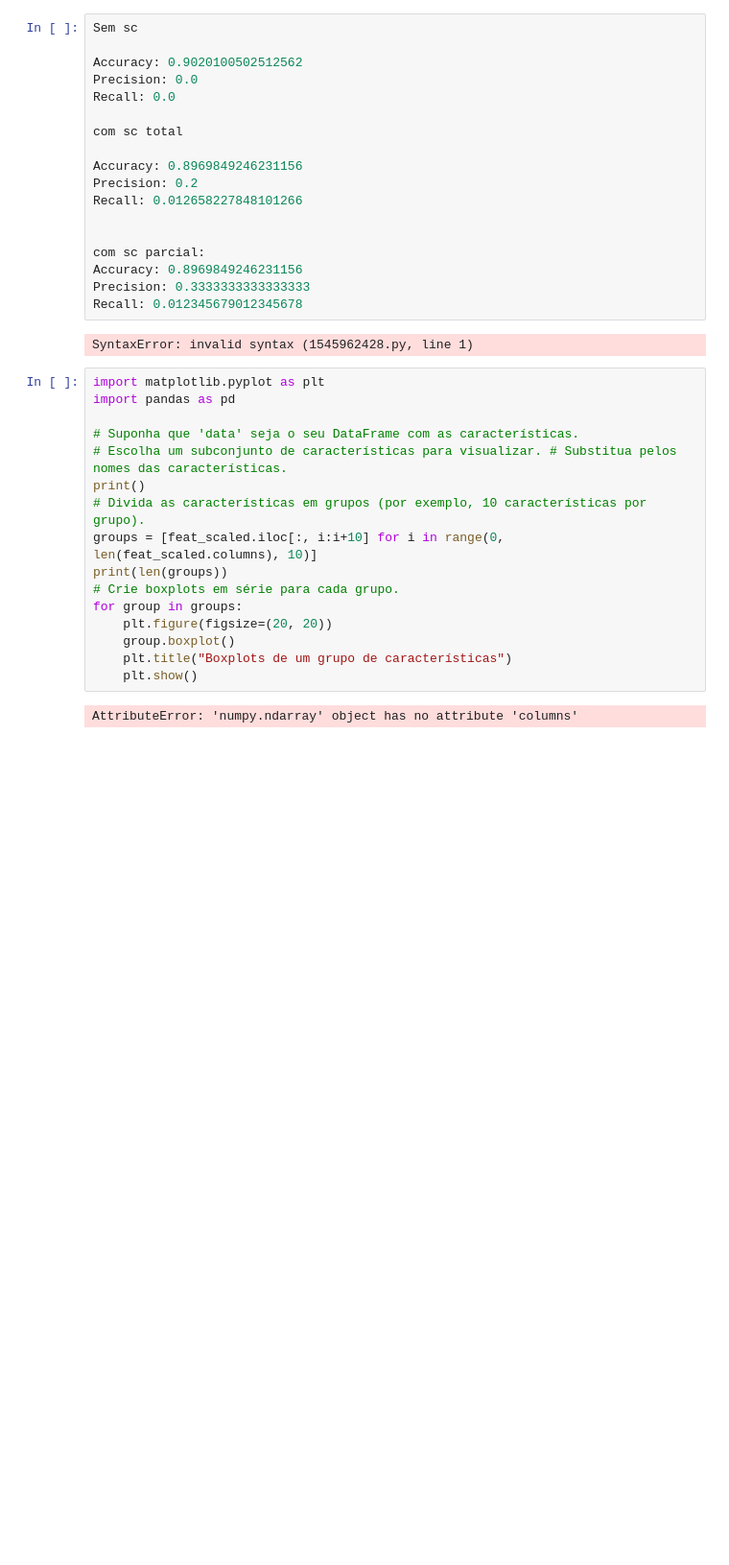
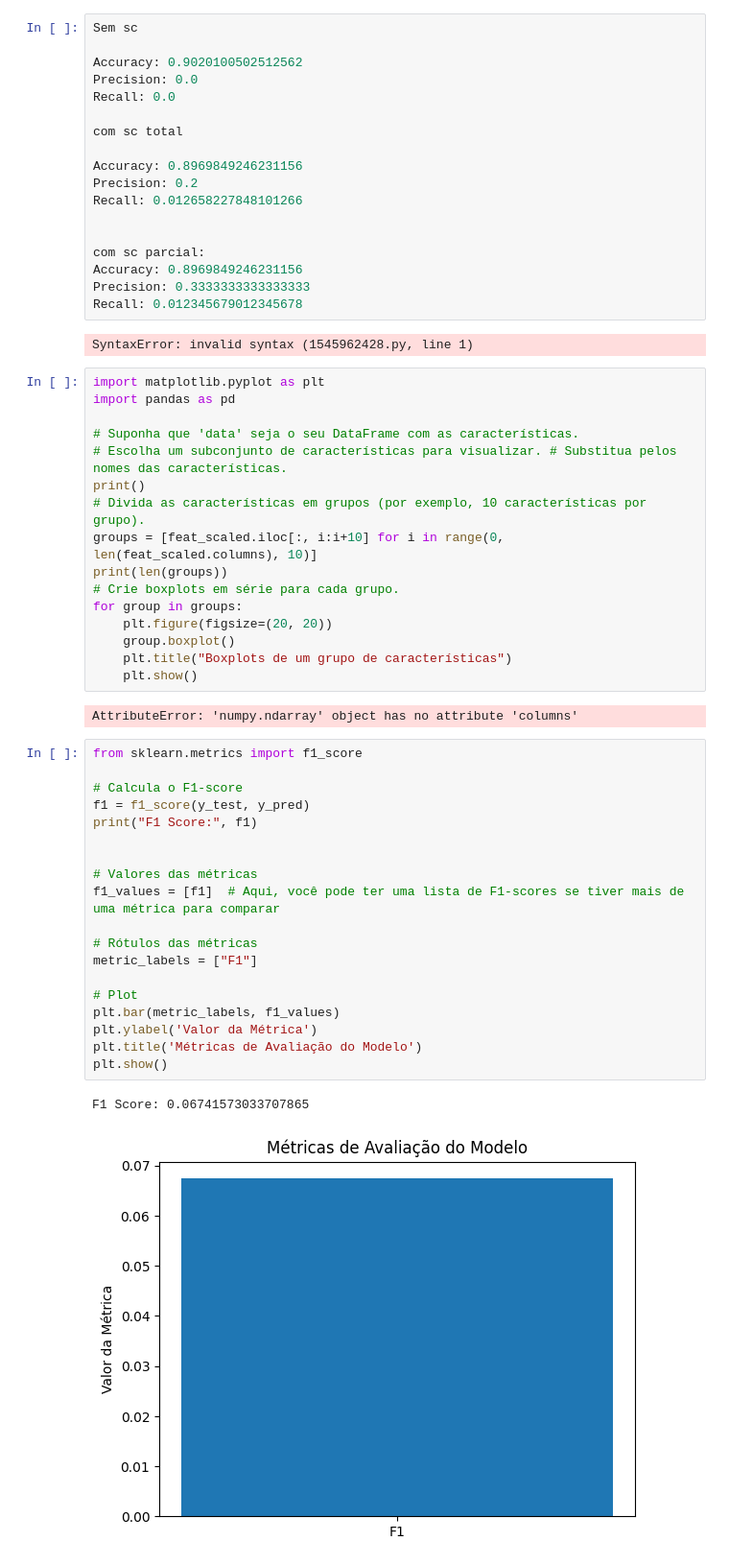
Before and after one commit to guilhermevaz8/LungCancer, a Jupyter notebook: LabIACD.ipynb, the cells around one changed output. Shown at 96% size. Cells and saved outputs as stored; diff of their text form; blank space fills up the shorter version.

```diff
--- a/LabIACD.ipynb
+++ b/LabIACD.ipynb
@@ -483,3 +483,25 @@ for group in groups:
     plt.show()
 # %% [output]
 AttributeError: 'numpy.ndarray' object has no attribute 'columns'
+# %%
+from sklearn.metrics import f1_score
+
+# Calcula o F1-score
+f1 = f1_score(y_test, y_pred)
+print("F1 Score:", f1)
+
+
+# Valores das métricas
+f1_values = [f1]  # Aqui, você pode ter uma lista de F1-scores se tiver mais de uma métrica para comparar
+
+# Rótulos das métricas
+metric_labels = ["F1"]
+
+# Plot
+plt.bar(metric_labels, f1_values)
+plt.ylabel('Valor da Métrica')
+plt.title('Métricas de Avaliação do Modelo')
+plt.show()
+# %% [output]
+F1 Score: 0.06741573033707865
+[figure, added]
```
Also changed, not shown: parts of 3 cells of this notebook.
